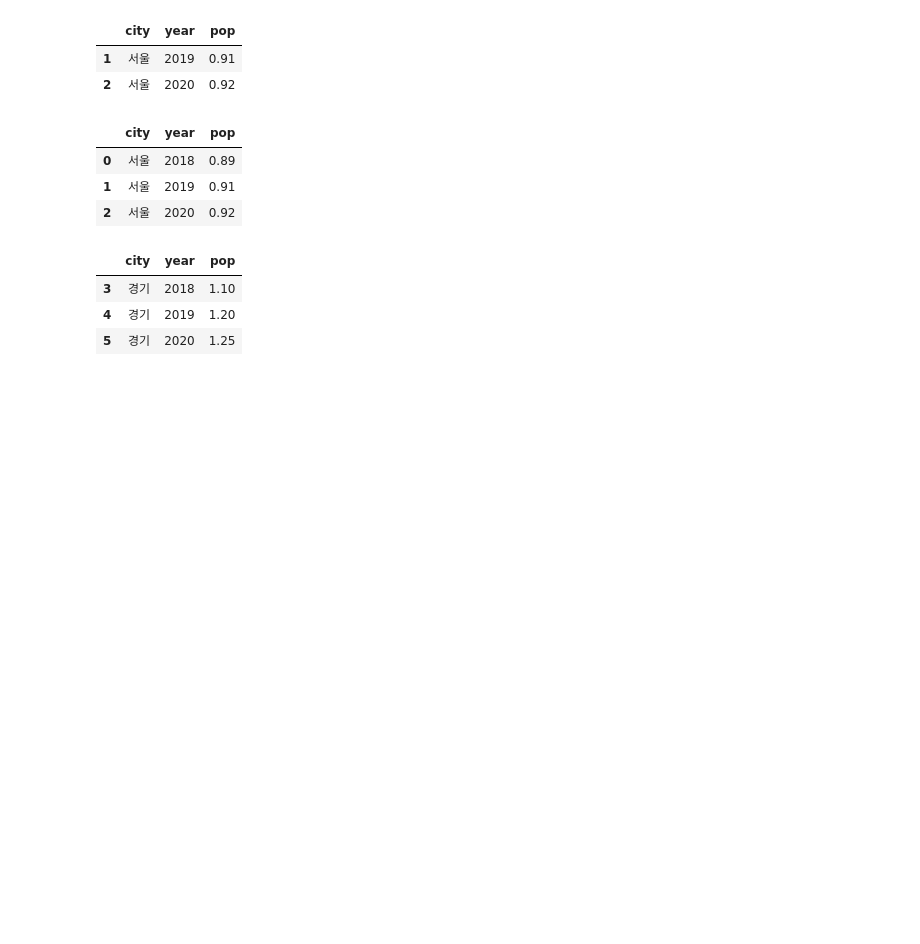
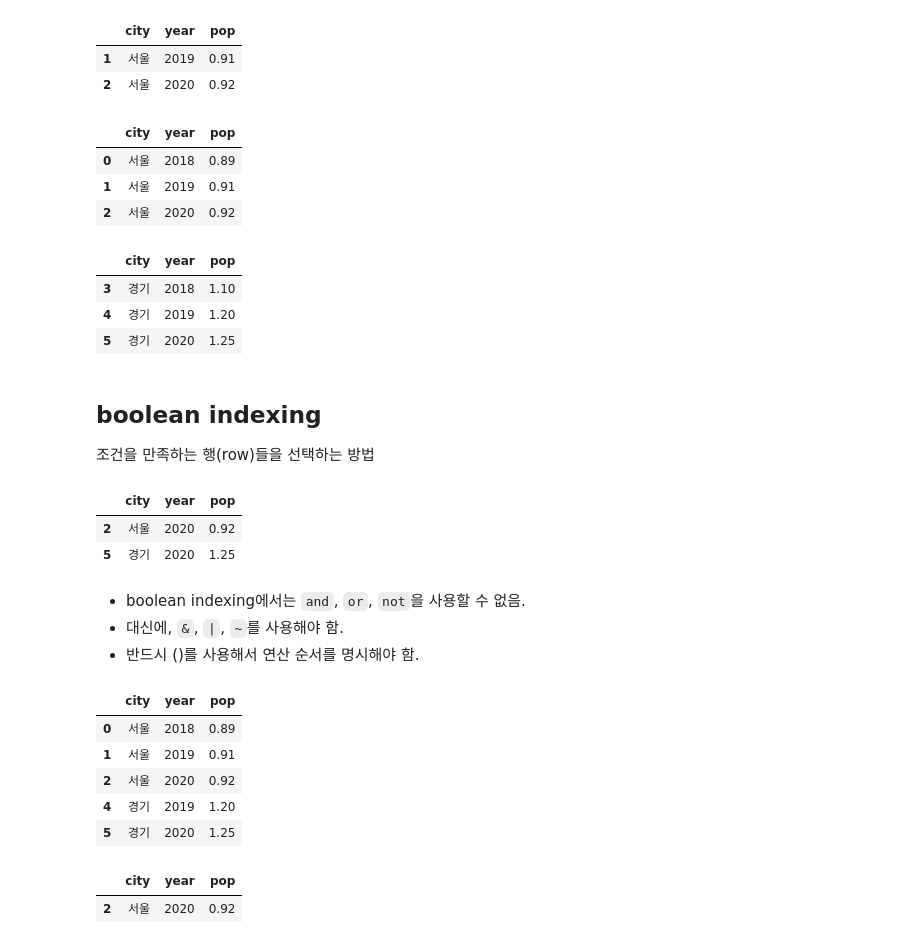
Before and after one commit to JakeOh/202105_itw_bd26, a Jupyter notebook: lab_da/da03_pandas.ipynb, the cells around one changed output. Drawn from its saved outputs; the diff is of its cells as text; code cells hidden in the pictures; blank space fills up the shorter version.

```diff
--- a/lab_da/da03_pandas.ipynb
+++ b/lab_da/da03_pandas.ipynb
@@ -313,3 +343,35 @@ df.iloc[-3:]
 | 3 | 경기 | 2018 | 1.10 |
 | 4 | 경기 | 2019 | 1.20 |
 | 5 | 경기 | 2020 | 1.25 |
+# %% [markdown]
+## boolean indexing
+
+조건을 만족하는 행(row)들을 선택하는 방법
+# %%
+# df에서 year 값이 2020인 row들을 선택 - filtering
+df[df['year'] == 2020]
+# %% [output]
+|  | city | year | pop |
+| 2 | 서울 | 2020 | 0.92 |
+| 5 | 경기 | 2020 | 1.25 |
+# %% [markdown]
+
+* boolean indexing에서는 `and`, `or`, `not`을 사용할 수 없음.
+* 대신에, `&`, `|`, `~`를 사용해야 함.
+* 반드시 ()를 사용해서 연산 순서를 명시해야 함.
+# %%
+# city가 '서울'이거나 또는 pop이 1.2 이상인 행들을 선택
+df[(df['city'] == '서울') | (df['pop'] >= 1.2)]
+# %% [output]
+|  | city | year | pop |
+| 0 | 서울 | 2018 | 0.89 |
+| 1 | 서울 | 2019 | 0.91 |
+| 2 | 서울 | 2020 | 0.92 |
+| 4 | 경기 | 2019 | 1.20 |
+| 5 | 경기 | 2020 | 1.25 |
+# %%
+# 서울 2020년 자료 선택
+df[(df.city == '서울') & (df.year == 2020)]
+# %% [output]
+|  | city | year | pop |
+| 2 | 서울 | 2020 | 0.92 |
```
Also changed, not shown: parts of 11 cells of this notebook.
